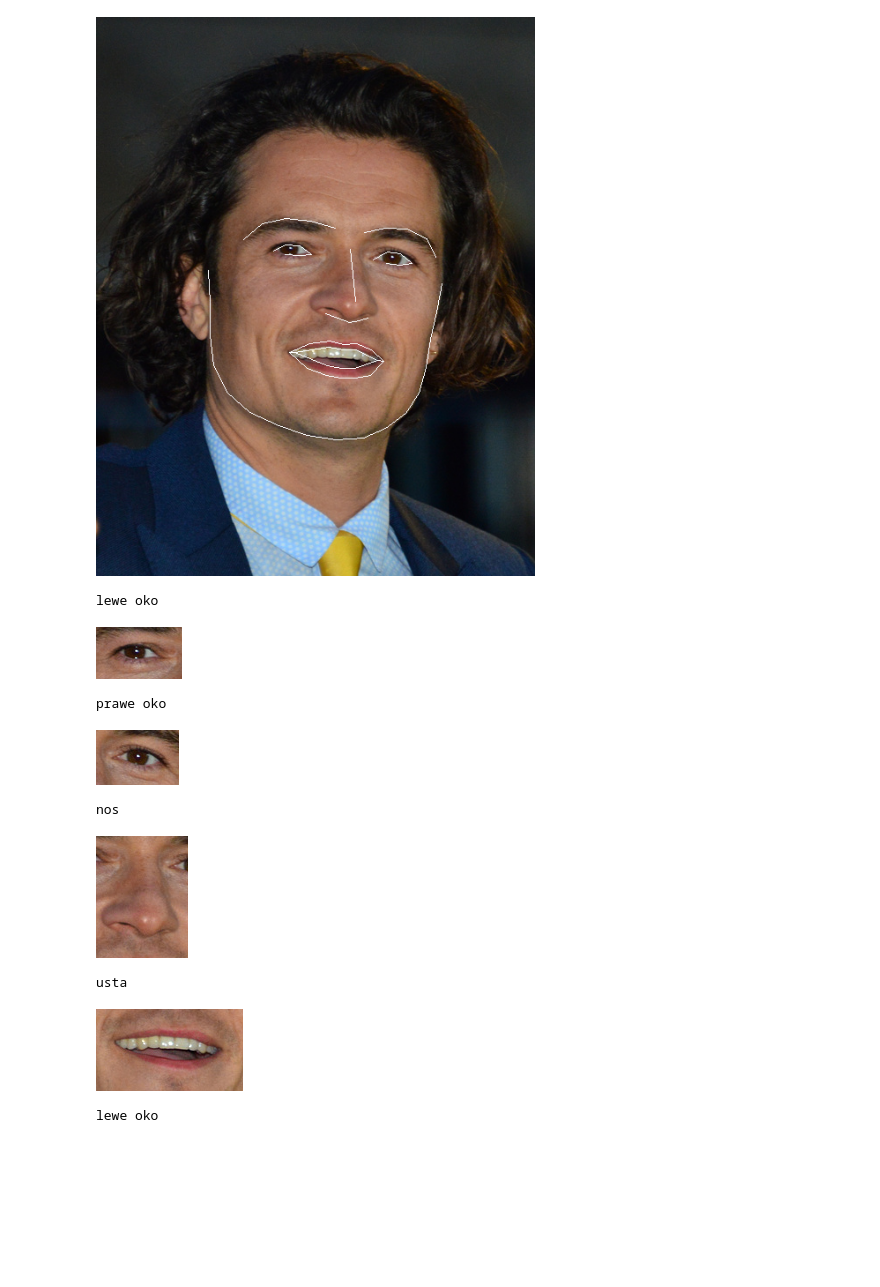
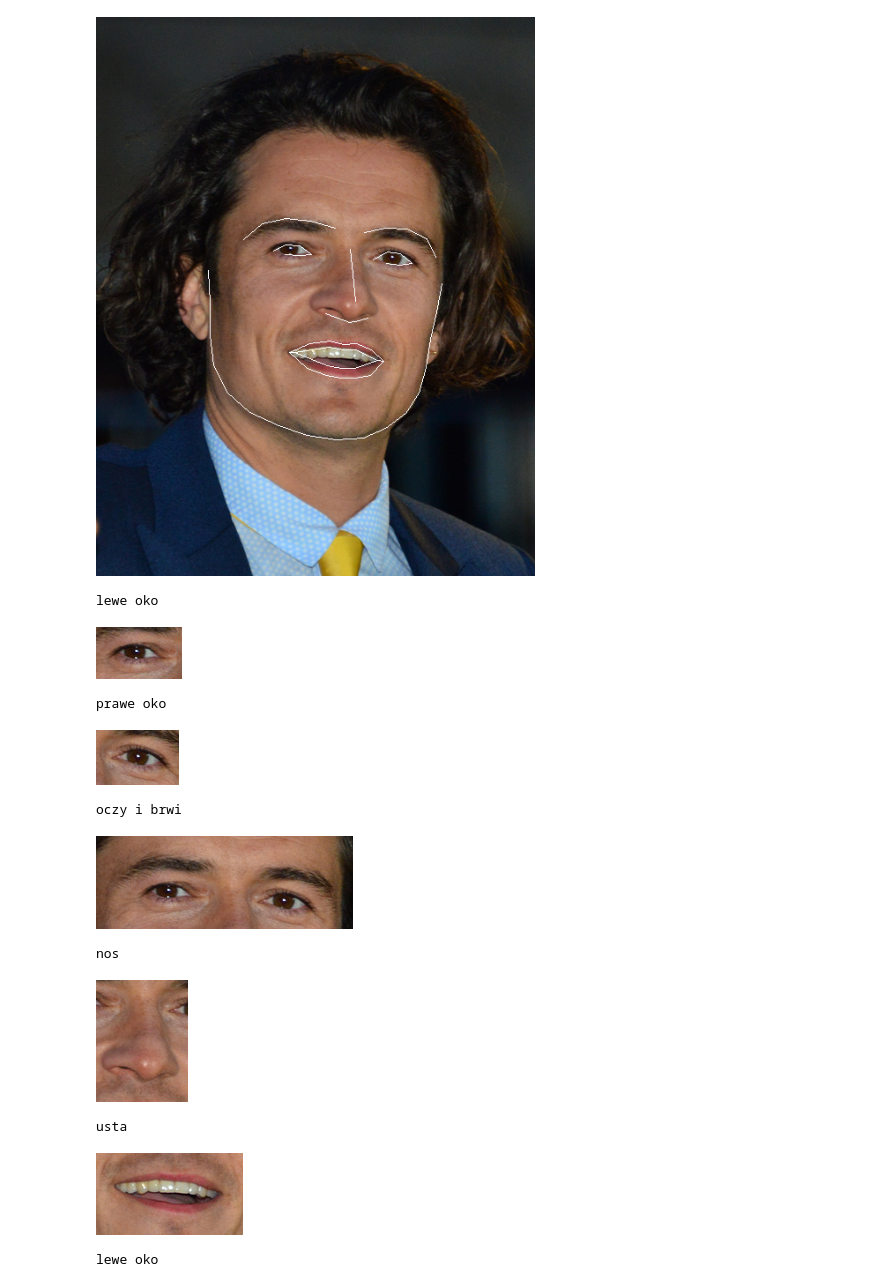
Before and after one commit to jowczar/Politechnika-Lodzka-Przetwarzanie-sygnalow-i-obrazow, a Jupyter notebook: main.ipynb, the cells around one changed output. Drawn from its saved outputs; the diff is of its cells as text; code cells hidden in the pictures; blank space fills up the shorter version.

```diff
--- a/main.ipynb
+++ b/main.ipynb
@@ -144,30 +144,36 @@ def crop_feature(landmarks, feature, image):
 # %%
 face_landmarks = face_landmarks_list[0]
 
 print("lewe oko")
 leftEye = crop_feature(face_landmarks, feature = 'left_eye', image = pil_face_image) # opcjonalnie do dolozenia brewki
 display(leftEye)
 
 print("prawe oko")
 rightEye = crop_feature(face_landmarks, feature = 'right_eye', image = pil_face_image)
 display(rightEye)
 
+print("oczy i brwi")
+eyes = crop_feature(face_landmarks, feature = ['left_eye', 'right_eye', 'left_eyebrow', 'right_eyebrow'], image = pil_face_image)
+display(eyes)
+
 print("nos")
 nose = crop_feature(face_landmarks, feature = ['nose_bridge', 'nose_tip'], image = pil_face_image)
 display(nose)
 
 print("usta")
 lips = crop_feature(face_landmarks, feature = ['top_lip', 'bottom_lip'], image = pil_face_image)
 display(lips)
 # %% [output]
 lewe oko
 [figure]
 prawe oko
 [figure]
-nos
+oczy i brwi
-[figure, old version]
+[figure, new version]
-usta
+nos
-[figure, old version]
+[figure, new version]
+usta
+[figure, added]
 # %%
 # to wszystko jest w ramach testu, ten cell mozna wyrzucic
 # robie chamskie kopiuj wklej bo to powinno byc zrealizonane przez czarka
```
Also changed, not shown: parts of 3 cells of this notebook, 1 other file.
